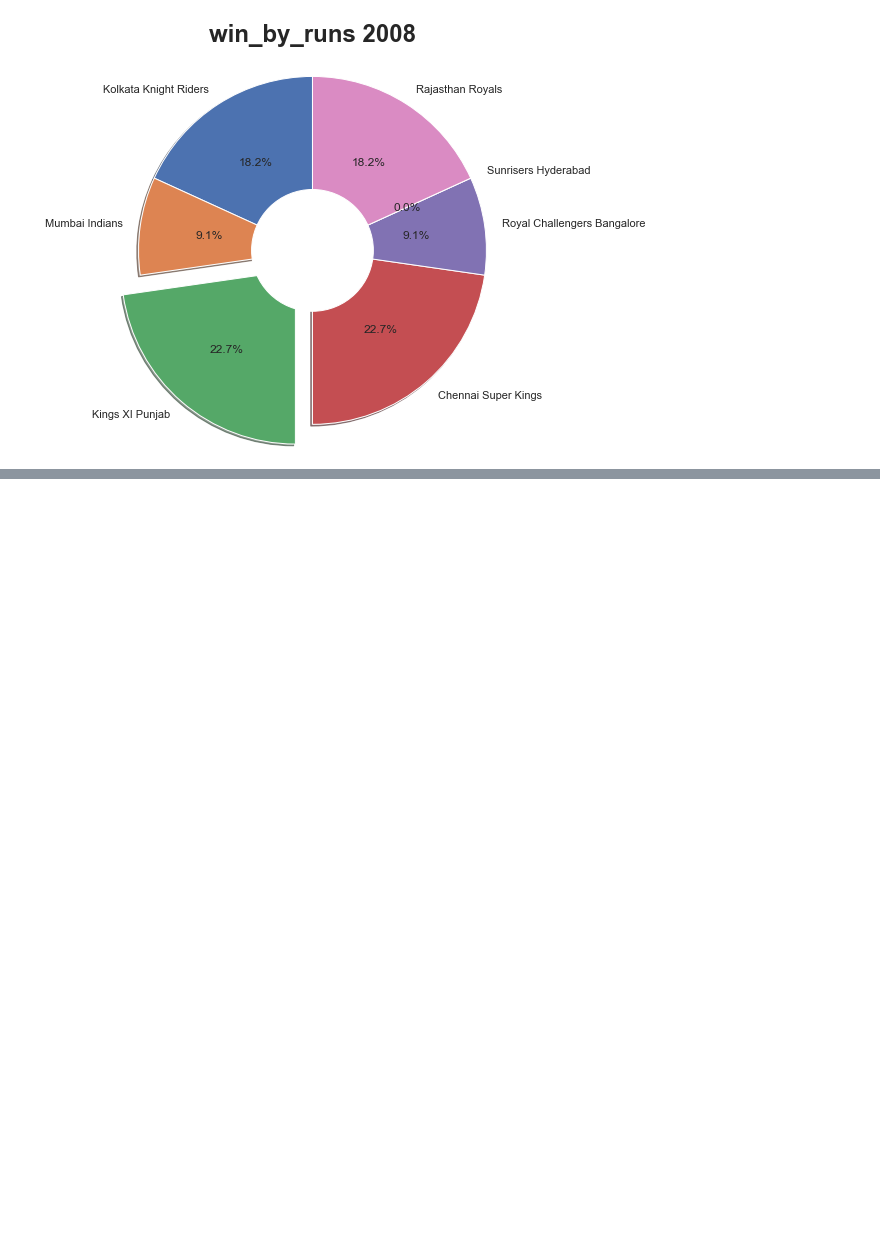
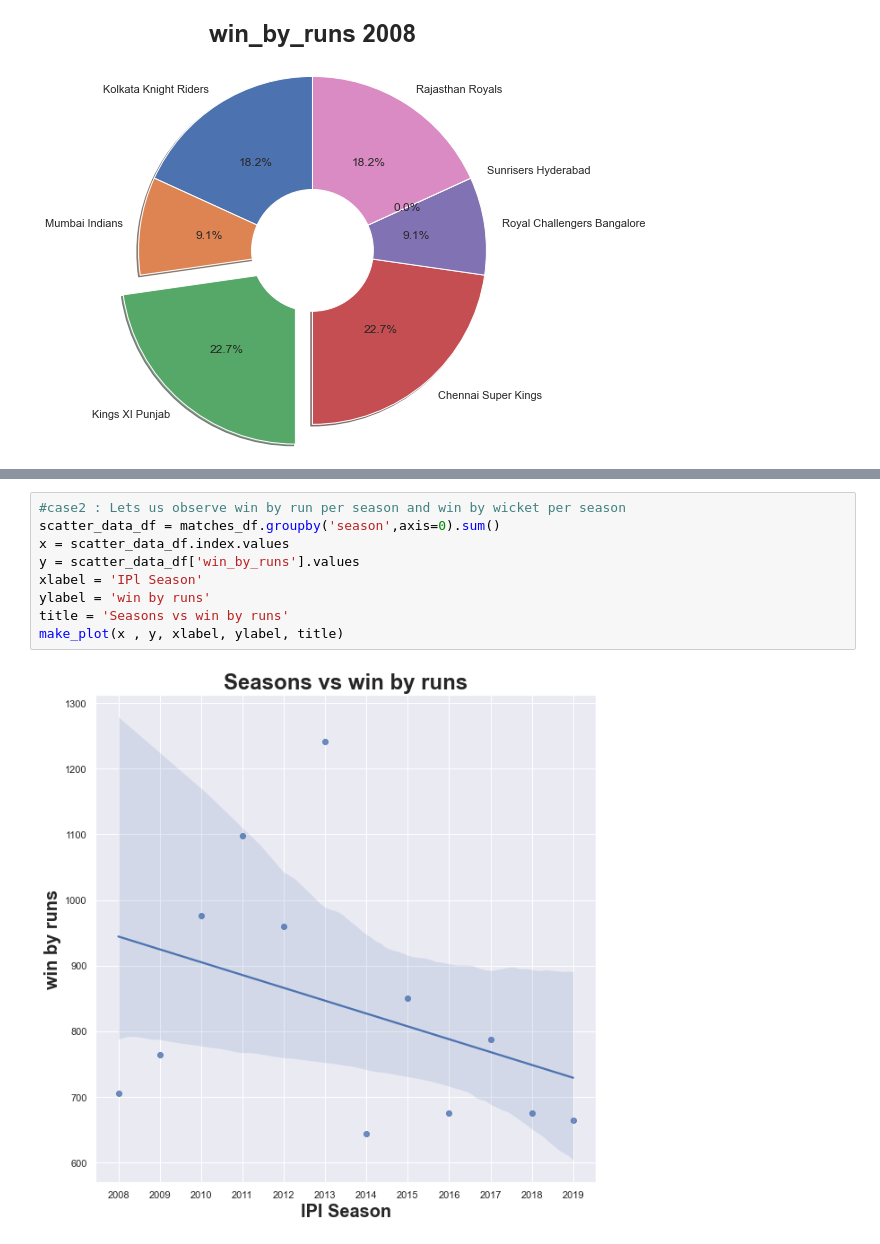
Before and after one commit to abhi-386/ISTA350_final, a Jupyter notebook: ISTA350_finalproject.ipynb, the cells around one changed output, grey strips where cells are left out. Cells and saved outputs as stored; diff of their text form; blank space fills up the shorter version.

```diff
--- a/ISTA350_finalproject.ipynb
+++ b/ISTA350_finalproject.ipynb
@@ -184,0 +266,11 @@ toss_win(2008)
+# %%
+#case2 : Lets us observe win by run per season and win by wicket per season
+scatter_data_df = matches_df.groupby('season',axis=0).sum()
+x = scatter_data_df.index.values
+y = scatter_data_df['win_by_runs'].values
+xlabel = 'IPl Season'
+ylabel = 'win by runs'
+title = 'Seasons vs win by runs'
+make_plot(x , y, xlabel, ylabel, title)
+# %% [output]
+[figure, added]
```
Also changed, not shown: parts of 14 cells of this notebook, 1 other file.
